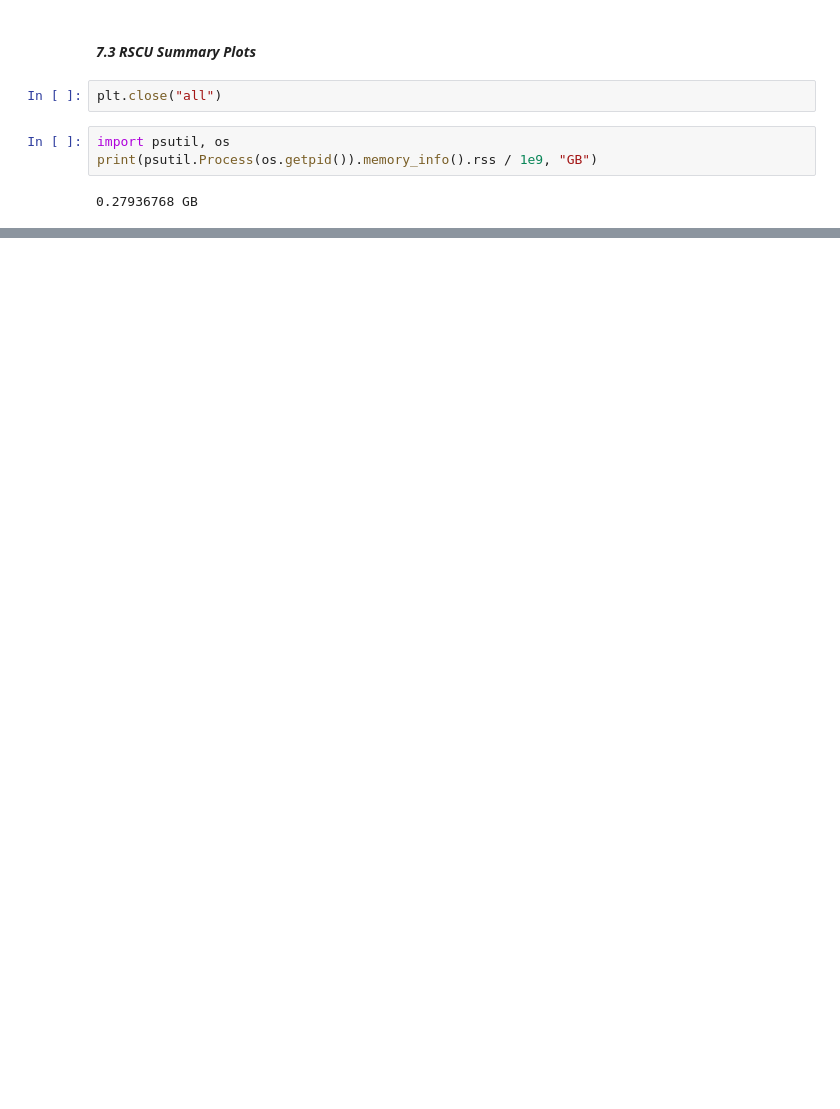
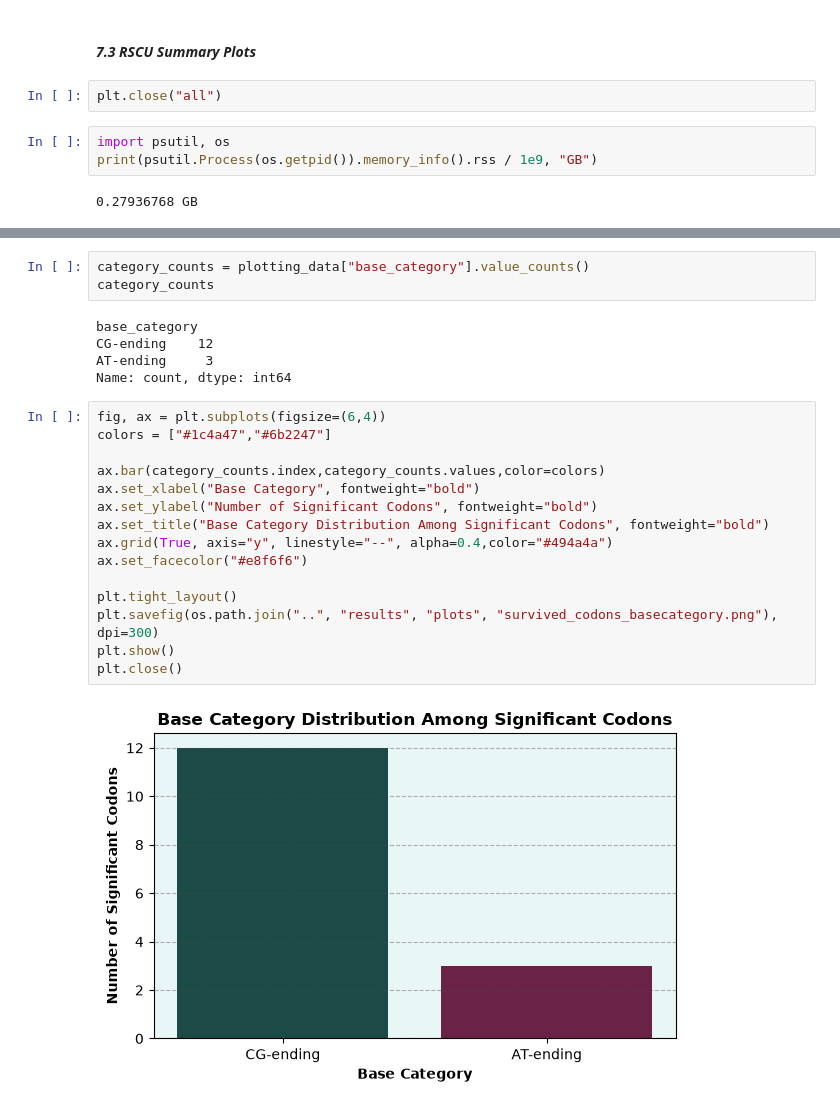
Before and after one commit to ginger-gif-bot/NGS, a Jupyter notebook: python_scripts/stats_plots.ipynb, the cells around one changed output, grey strips where cells are left out. Drawn from its saved outputs; the diff is of its cells as text; blank space fills up the shorter version.

```diff
--- a/python_scripts/stats_plots.ipynb
+++ b/python_scripts/stats_plots.ipynb
@@ -1236,0 +1282,25 @@ print(psutil.Process(os.getpid()).memory_info().rss / 1e9, "GB")
+# %%
+category_counts = plotting_data["base_category"].value_counts()
+category_counts
+# %% [output]
+base_category
+CG-ending    12
+AT-ending     3
+Name: count, dtype: int64
+# %%
+fig, ax = plt.subplots(figsize=(6,4))
+colors = ["#1c4a47","#6b2247"]
+
+ax.bar(category_counts.index,category_counts.values,color=colors)
+ax.set_xlabel("Base Category", fontweight="bold")
+ax.set_ylabel("Number of Significant Codons", fontweight="bold")
+ax.set_title("Base Category Distribution Among Significant Codons", fontweight="bold")
+ax.grid(True, axis="y", linestyle="--", alpha=0.4,color="#494a4a")
+ax.set_facecolor("#e8f6f6")
+
+plt.tight_layout()
+plt.savefig(os.path.join("..", "results", "plots", "survived_codons_basecategory.png"), dpi=300)
+plt.show()
+plt.close()
+# %% [output]
+[figure, added]
```
Also changed, not shown: parts of 6 cells of this notebook, 2 other files.
